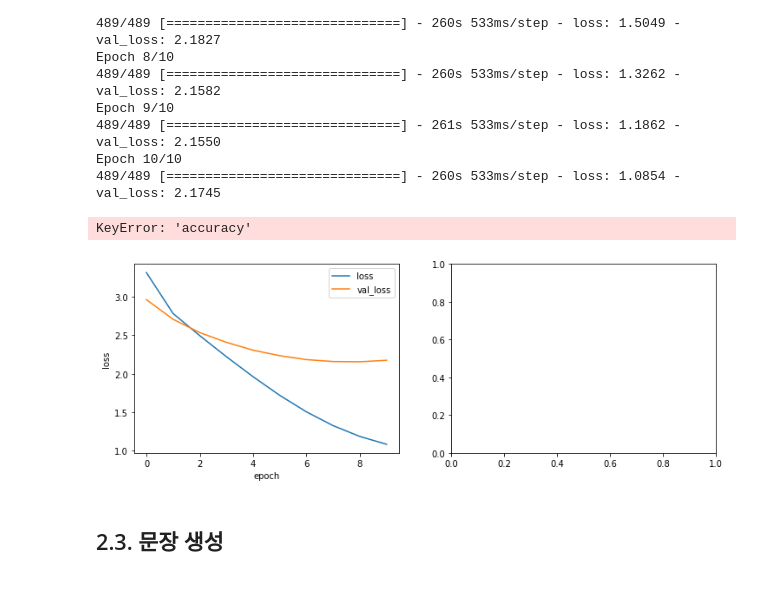
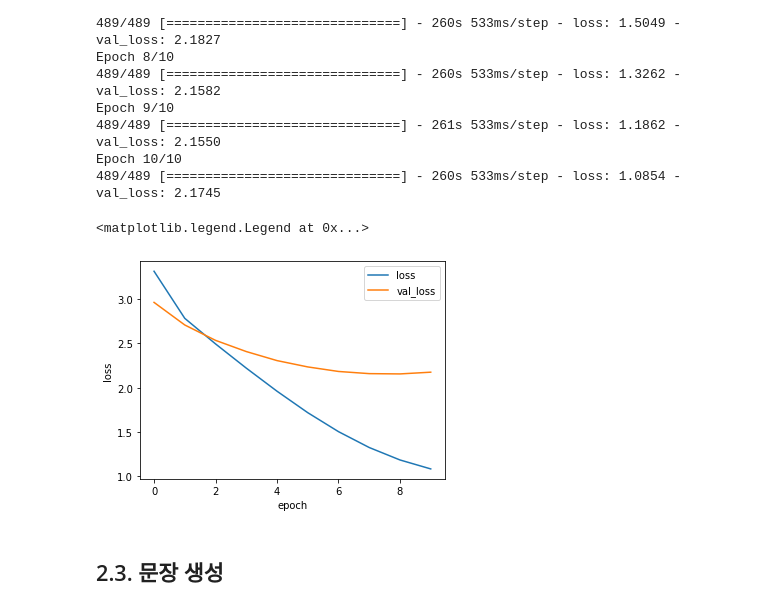
Before and after one commit to govin08/aiffel_explorations, a Jupyter notebook: [Exp-06]generating_lyrics.ipynb, the cells around one changed output. Cells and saved outputs as stored; diff of their text form; code cells hidden in the pictures.

```diff
--- a/[Exp-06]generating_lyrics.ipynb
+++ b/[Exp-06]generating_lyrics.ipynb
@@ -356,21 +356,14 @@ Epoch 10/10
 # %%
 plt.rcParams["figure.figsize"] = (12,4)
 plt.subplot(121)
 plt.plot(hist.history['loss'])
 plt.plot(hist.history['val_loss'])
 plt.xlabel('epoch')
 plt.ylabel('loss')
 plt.legend(['loss','val_loss'])
-
-plt.subplot(122)
-plt.plot(hist.history['accuracy'])
-plt.plot(hist.history['val_accuracy'])
-plt.xlabel('epoch')
-plt.ylabel('accuracy')
-plt.legend(['accuracy','val_accuracy'])
 # %% [output]
-KeyError: 'accuracy'
+<matplotlib.legend.Legend at 0x...>
-[figure, old version]
+[figure, new version]
 # %% [markdown]
 ## 2.3. 문장 생성
 # %%
```
Also changed, not shown: parts of 1 cell of this notebook.
